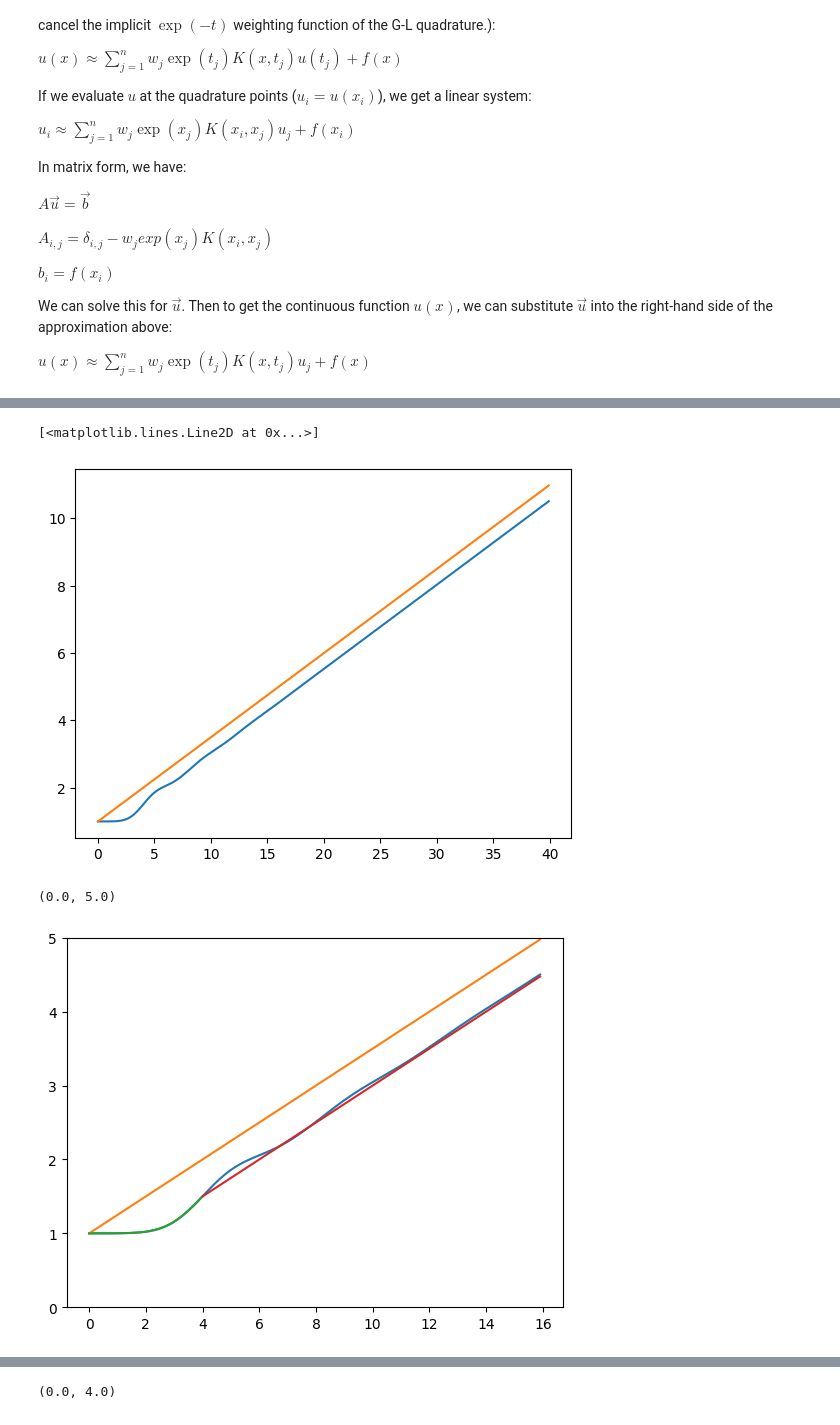
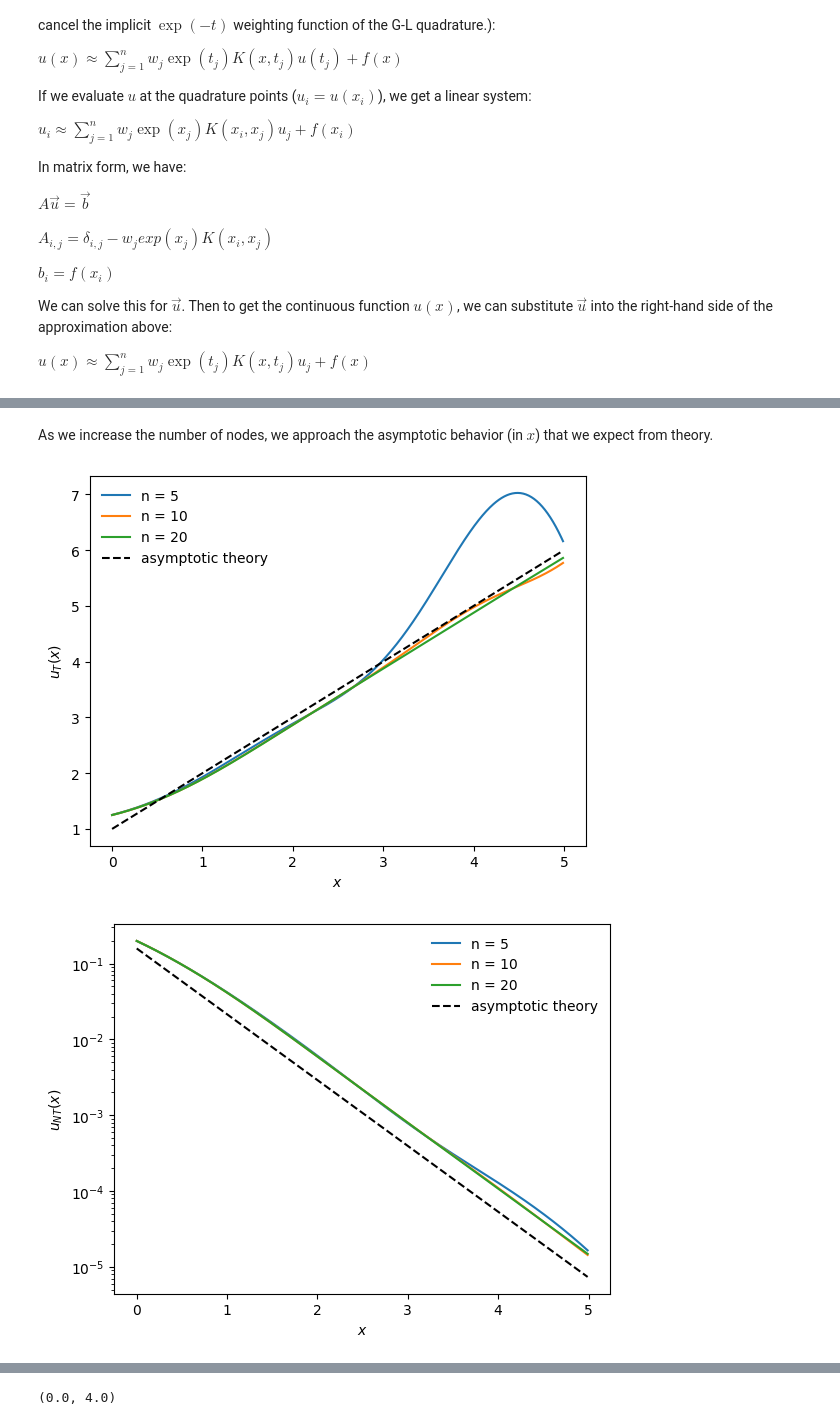
Before and after one commit to naobservatory/dans-notebook, a Jupyter notebook: decision-theory/numerical_fredholm_integral.ipynb, the cells around one changed output, grey strips where cells are left out. Saved outputs shown, nothing was run; the diff lists cells and outputs as text; code cells hidden in the pictures.

```diff
--- a/decision-theory/numerical_fredholm_integral.ipynb
+++ b/decision-theory/numerical_fredholm_integral.ipynb
@@ -242,33 +41,0 @@ plt.semilogy(x, theory_nt(x, mu, sigma))
-# %%
-mu = -4
-sigma = 1
-n = 185
-
-soln = solve_fredholm(k(mu, sigma), f_t(), n)
-
-xmax = 40
-x = np.arange(0, xmax, 0.1)
-
-plt.plot(x, soln(x))
-plt.plot(x, theory_t(x, mu, sigma))
-# %% [output]
-[<matplotlib.lines.Line2D at 0x...>]
-[figure, removed]
-# %%
-mu = -4
-sigma = 1
-n = 185
-
-soln = solve_fredholm(k(mu, sigma), f_t(), n)
-
-xmax = 16
-x = np.arange(0, xmax, 0.1)
-
-plt.plot(x, soln(x))
-plt.plot(x, theory_t(x, mu, sigma))
-plt.plot(x[x<=-mu], 1 + norm.cdf((x[x<=-mu]+mu)/sigma))
-plt.plot(x[x>=-mu], -x[x>=-mu]/mu + 1/2)
-plt.ylim([0,1 - xmax/mu])
-# %% [output]
-(0.0, 5.0)
-[figure, removed]
@@ -274,0 +51,27 @@ plt.ylim([0,1 - xmax/mu])
+# %% [markdown]
+As we increase the number of nodes, we approach the asymptotic behavior (in $x$) that we expect from theory.
+# %%
+mu = 1
+sigma = 1
+
+xmax = 5
+x = np.arange(0, xmax, 0.01)
+
+for n in [5, 10, 20]:
+    plt.plot(x, solve_fredholm(k(-mu, sigma), f_t(), n)(x), label = f"n = {n}")
+plt.plot(x, x / mu + 1, 'k--', label="asymptotic theory")
+plt.legend(frameon=False)
+plt.xlabel(r"$x$")
+plt.ylabel(r"$u_T(x)$")
+plt.show()
+
+for n in [5, 10, 20]:
+    plt.semilogy(x, solve_fredholm(k(mu, sigma), f_nt(mu, sigma), n)(x), label = f"n = {n}")
+plt.plot(x, norm.cdf(-mu/sigma) * np.exp(-2 * mu * x / sigma**2), 'k--', label="asymptotic theory")
+plt.legend(frameon=False)
+plt.xlabel(r"$x$")
+plt.ylabel(r"$u_{NT}(x)$")
+plt.show()
+# %% [output]
+[figure, added]
+[figure, added]
```
Also changed, not shown: parts of 67 cells of this notebook, 4 other files.
